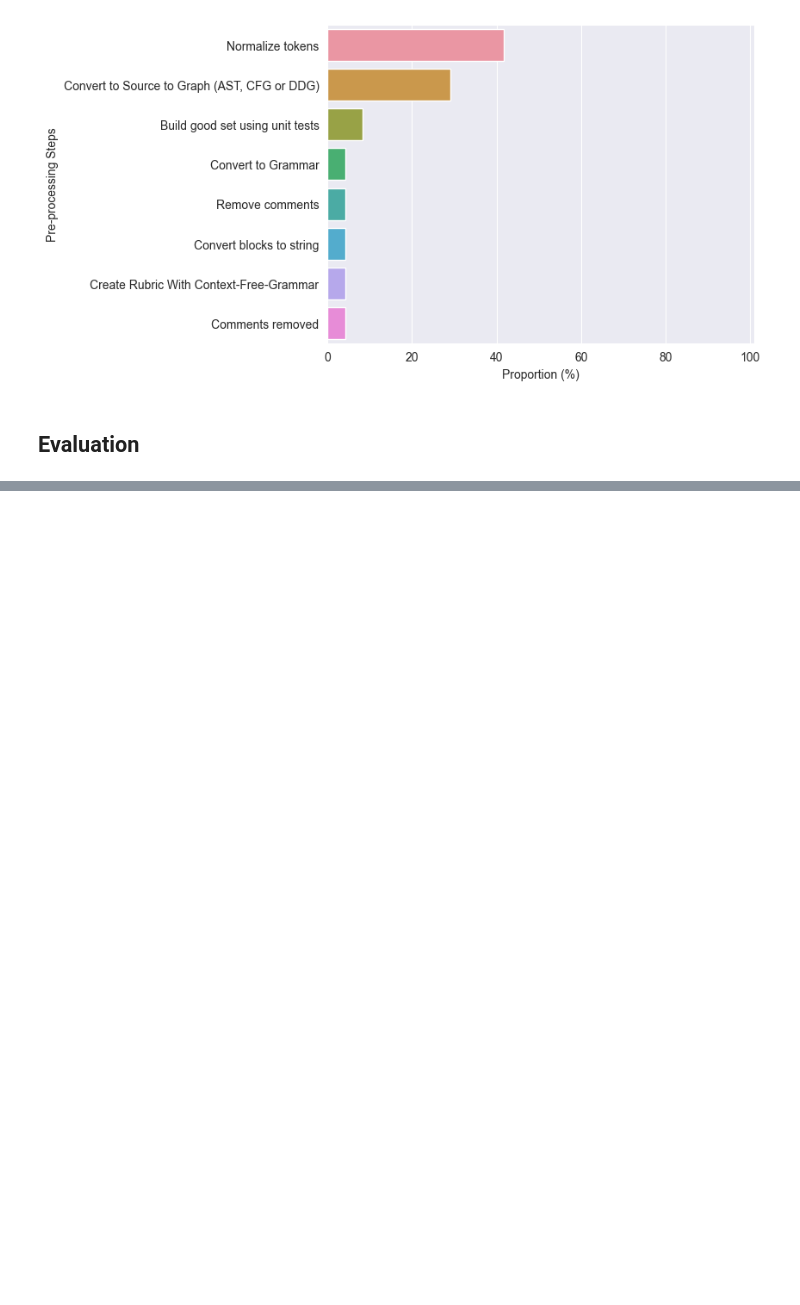
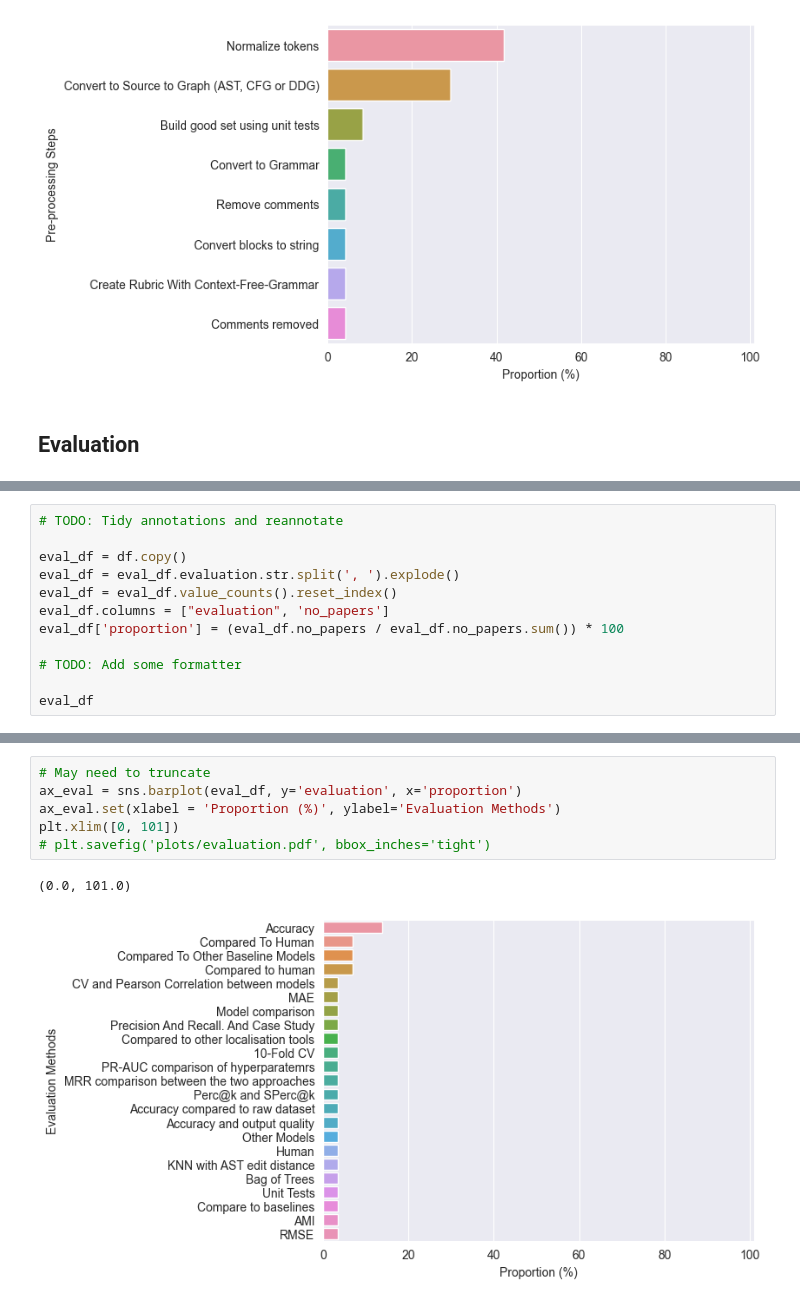
Before and after one commit to m-messer/In-Depth_Analysis_ML_Graders_Analysis, a Jupyter notebook: analysis.ipynb, the cells around one changed output, grey strips where cells are left out. Saved outputs shown, nothing was run; the diff lists cells and outputs as text; blank space fills up the shorter version.

Commit message:
PHD-394 Started evaluation plot

```diff
--- a/analysis.ipynb
+++ b/analysis.ipynb
@@ -166,0 +146,12 @@ Name: evaluation, dtype: int64
+# %%
+# TODO: Tidy annotations and reannotate
+
+eval_df = df.copy()
+eval_df = eval_df.evaluation.str.split(', ').explode()
+eval_df = eval_df.value_counts().reset_index()
+eval_df.columns = ["evaluation", 'no_papers']
+eval_df['proportion'] = (eval_df.no_papers / eval_df.no_papers.sum()) * 100
+
+# TODO: Add some formatter
+
+eval_df
@@ -166,0 +176,9 @@ Name: evaluation, dtype: int64
+# %%
+# May need to truncate
+ax_eval = sns.barplot(eval_df, y='evaluation', x='proportion')
+ax_eval.set(xlabel = 'Proportion (%)', ylabel='Evaluation Methods')
+plt.xlim([0, 101])
+# plt.savefig('plots/evaluation.pdf', bbox_inches='tight')
+# %% [output]
+(0.0, 101.0)
+[figure, added]
```
Also changed, not shown: parts of 2 cells of this notebook.
